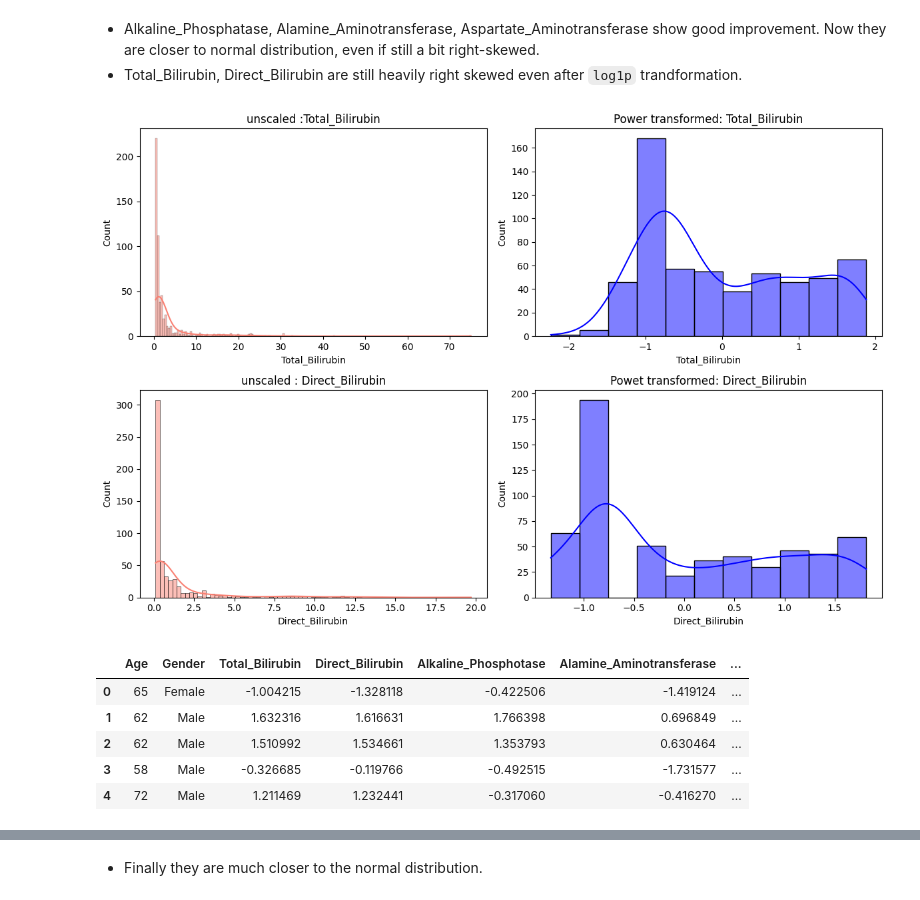
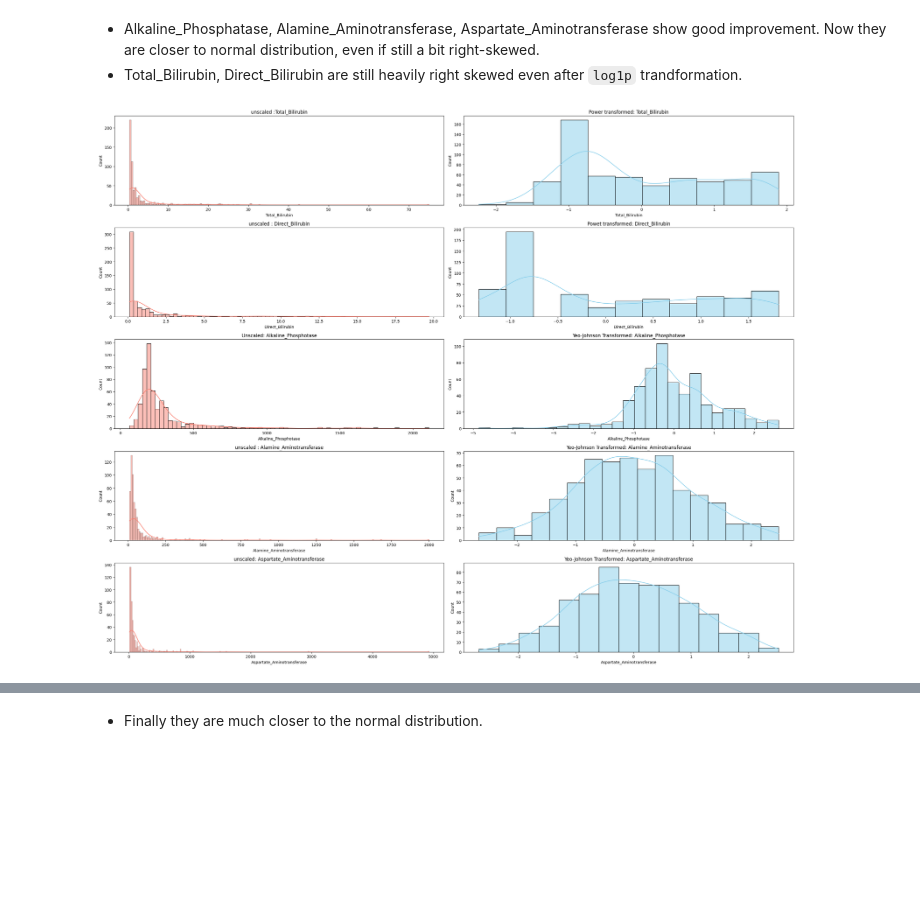
Before and after one commit to KotlaSravanthi-eng/liver-disease-prediction, a Jupyter notebook: notebook/MODEL_TRAINING.ipynb, the cells around one changed output, grey strips where cells are left out. Drawn from its saved outputs; the diff is of its cells as text; code cells hidden in the pictures; blank space fills up the shorter version.

```diff
--- a/notebook/MODEL_TRAINING.ipynb
+++ b/notebook/MODEL_TRAINING.ipynb
@@ -82,43 +83,64 @@ plt.show()
 * Alkaline_Phosphatase, Alamine_Aminotransferase, Aspartate_Aminotransferase show good improvement. Now they are closer to normal distribution, even if still a bit right-skewed.
 * Total_Bilirubin, Direct_Bilirubin are still heavily right skewed even after `log1p` trandformation.
 # %%
-### powertransformer for total and direct bilirubin
+### powertransformer for skewed columns
 
 from sklearn.preprocessing import PowerTransformer
 
 pt = PowerTransformer(method='yeo-johnson')
-data[['Total_Bilirubin','Direct_Bilirubin']] = pt.fit_transform(data[['Total_Bilirubin', 'Direct_Bilirubin']])
+data[['Total_Bilirubin',
+      'Direct_Bilirubin',
+      'Alkaline_Phosphotase',
+      'Alamine_Aminotransferase',
+      'Aspartate_Aminotransferase']] = pt.fit_transform(data[['Total_Bilirubin',
+                                                              'Direct_Bilirubin',
+                                                              'Alkaline_Phosphotase',
+                                                              'Alamine_Aminotransferase',
+                                                              'Aspartate_Aminotransferase']])
 # %%
-fig, axes = plt.subplots(2,2, figsize=(12,8))
+fig, axes = plt.subplots(5,2, figsize=(25,20))
 
 # original Total_Bilirubin
 sns.histplot(unscaled_data['Total_Bilirubin'], kde= True, ax=axes[0,0], color='salmon')
 axes[0,0].set_title('unscaled :Total_Bilirubin')
 
 # transformed Total_Bilirubin
-sns.histplot(data['Total_Bilirubin'], kde=True, ax=axes[0,1], color='blue')
+sns.histplot(data['Total_Bilirubin'], kde=True, ax=axes[0,1], color='skyblue')
 axes[0,1].set_title('Power transformed: Total_Bilirubin')
 
 # original Direct_Bilirubin
 sns.histplot(unscaled_data['Direct_Bilirubin'], kde=True, ax=axes[1,0], color='salmon')
 axes[1,0].set_title('unscaled : Direct_Bilirubin')
 
 # transformed Direct_Bilirubin
-sns.histplot(data['Direct_Bilirubin'],kde=True,ax=axes[1,1], color='blue')
+sns.histplot(data['Direct_Bilirubin'],kde=True,ax=axes[1,1], color='skyblue')
 axes[1,1].set_title('Powet transformed: Direct_Bilirubin')
+
+# original Alkaline_Phosphotase
+sns.histplot(unscaled_data['Alkaline_Phosphotase'], kde=True, ax=axes[2, 0], color='salmon')
+axes[2, 0].set_title('Unscaled: Alkaline_Phosphotase')
+
+# Transformed Alkaline_Phosphotase
+sns.histplot(data['Alkaline_Phosphotase'], kde=True, ax=axes[2, 1], color='skyblue')
+axes[2, 1].set_title('Yeo-Johnson Transformed: Alkaline_Phosphotase')
+
+# Original Alamine_Aminotransferase
+sns.histplot(unscaled_data['Alamine_Aminotransferase'], kde=True, ax=axes[3, 0], color='salmon')
+axes[3, 0].set_title('unscaled : Alamine_Aminotransferase')
+
+# Transformed Alamine_Aminotransferase
+sns.histplot(data['Alamine_Aminotransferase'], kde=True, ax=axes[3, 1], color='skyblue')
+axes[3, 1].set_title('Yeo-Johnson Transformed: Alamine_Aminotransferase')
+
+# Original Aspartate_Aminotransferase
+sns.histplot(unscaled_data['Aspartate_Aminotransferase'], kde=True, ax=axes[4, 0], color='salmon')
+axes[4, 0].set_title('unscaled: Aspartate_Aminotransferase')
+
+# Transformed Aspartate_Aminotransferase
+sns.histplot(data['Aspartate_Aminotransferase'], kde=True, ax=axes[4, 1], color='skyblue')
+axes[4, 1].set_title('Yeo-Johnson Transformed: Aspartate_Aminotransferase')
 
 plt.tight_layout()
 plt.show()
 # %% [output]
-[figure, old version]
+[figure, new version]
-# %%
-### apply powertransformer to the remaining skewed features
-data[['Alkaline_Phosphotase', 'Alamine_Aminotransferase', 'Aspartate_Aminotransferase']] = pt.fit_transform(data[['Alkaline_Phosphotase', 'Alamine_Aminotransferase', 'Aspartate_Aminotransferase']])
-data.head()
-# %% [output]
-|  | Age | Gender | Total_Bilirubin | Direct_Bilirubin | Alkaline_Phosphotase | Alamine_Aminotransferase | ... |
-| 0 | 65 | Female | -1.004215 | -1.328118 | -0.422506 | -1.419124 | ... |
-| 1 | 62 | Male | 1.632316 | 1.616631 | 1.766398 | 0.696849 | ... |
-| 2 | 62 | Male | 1.510992 | 1.534661 | 1.353793 | 0.630464 | ... |
-| 3 | 58 | Male | -0.326685 | -0.119766 | -0.492515 | -1.731577 | ... |
-| 4 | 72 | Male | 1.211469 | 1.232441 | -0.317060 | -0.416270 | ... |
```
Also changed, not shown: parts of 40 cells of this notebook, 21 other files.
